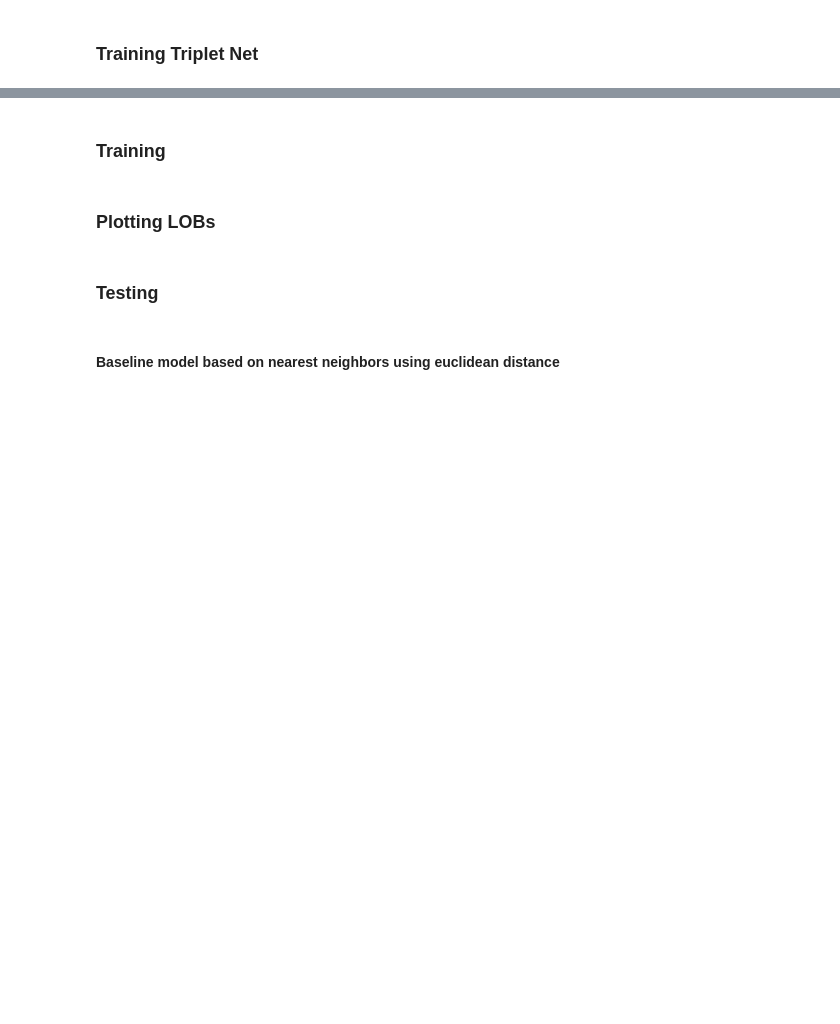
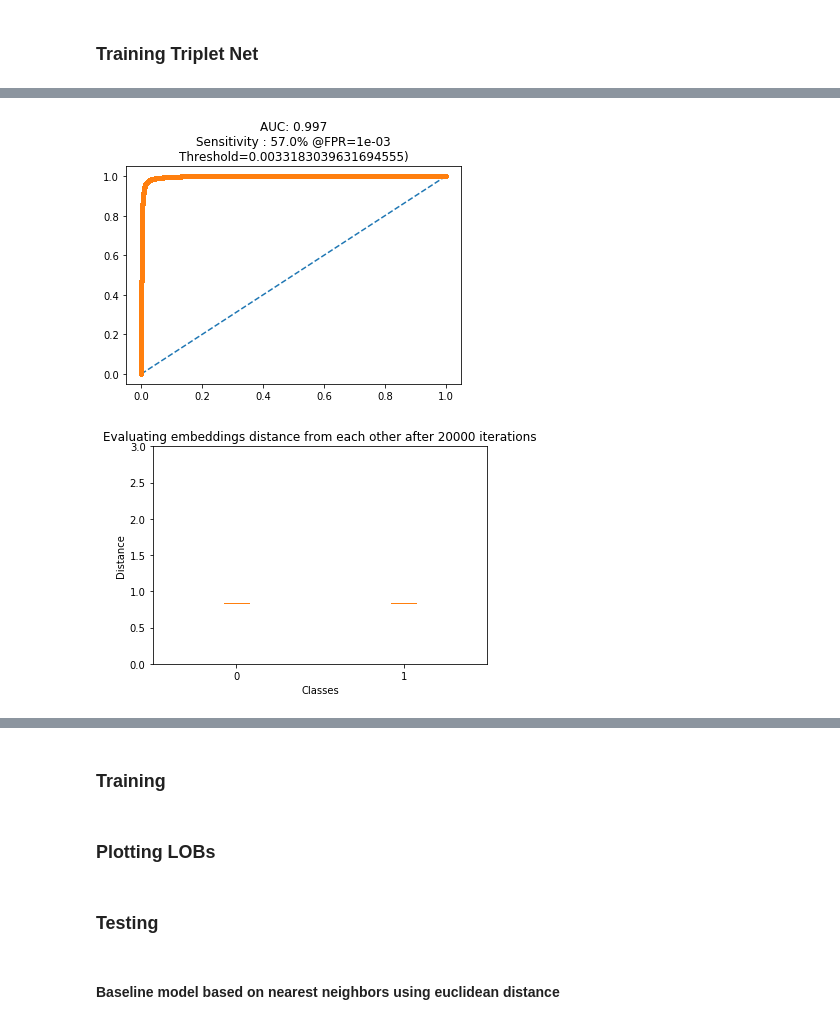
Before and after one commit to solitudeforsanity/LimitOrderBookPatterns, a Jupyter notebook: src/notebooks/Spoof_Detection_Siamese_Net.ipynb, the cells around one changed output, grey strips where cells are left out. Saved outputs shown, nothing was run; the diff lists cells and outputs as text; code cells hidden in the pictures; blank space fills up the shorter version.

```diff
--- a/src/notebooks/Spoof_Detection_Siamese_Net.ipynb
+++ b/src/notebooks/Spoof_Detection_Siamese_Net.ipynb
@@ -361,0 +580,15 @@ def triplet_loss(y_true, y_pred, alpha = 0.2):
+# %%
+print("Starting training process!")
+print("-------------------------------------")
+t_start = time.time()
+dummy_target = [np.zeros((batch_size,15)) for i in range(3)]
+for i in range(1, n_iter+1):
+    triplets = get_triplet_batch_new(batch_size, pos_train, neg_train, spoof_ground_truth.spoof_step1_truth1)
+    loss = build_triplet.train_on_batch(triplets, None)
+    n_iteration += 1
+    if i % evaluate_every == 0:
+        print("\n ------------- \n")
+        print("[{3}] Time for {0} iterations: {1:.1f} mins, Train Loss: {2}".format(i, (time.time()-t_start)/60.0,loss,n_iteration))
+        probs,yprob = compute_probs(build_embedding ,x_test[:n_val,:,:,:],y_test[:n_val])
+        #fpr, tpr, thresholds,auc = compute_metrics(probs,yprob)
+        #draw_roc(fpr, tpr)
@@ -361,0 +613,9 @@ def triplet_loss(y_true, y_pred, alpha = 0.2):
+# %%
+#Full evaluation
+probs,yprob = compute_probs(build_embedding,x_test,y_test)
+fpr, tpr, thresholds,auc = compute_metrics(probs,yprob)
+draw_roc(fpr, tpr,thresholds)
+draw_interdist(build_embedding,n_iteration)
+# %% [output]
+[figure, added]
+[figure, added]
```
Also changed, not shown: parts of 33 cells of this notebook.
